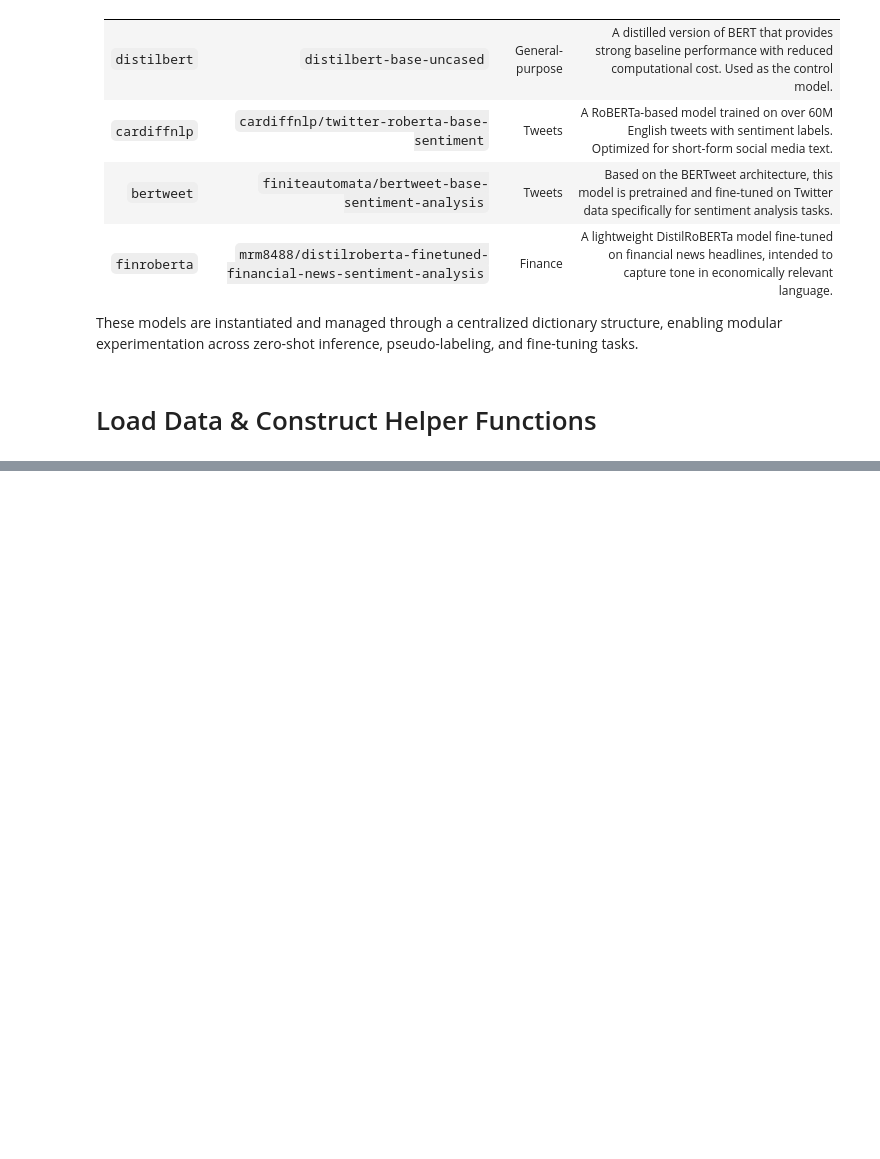
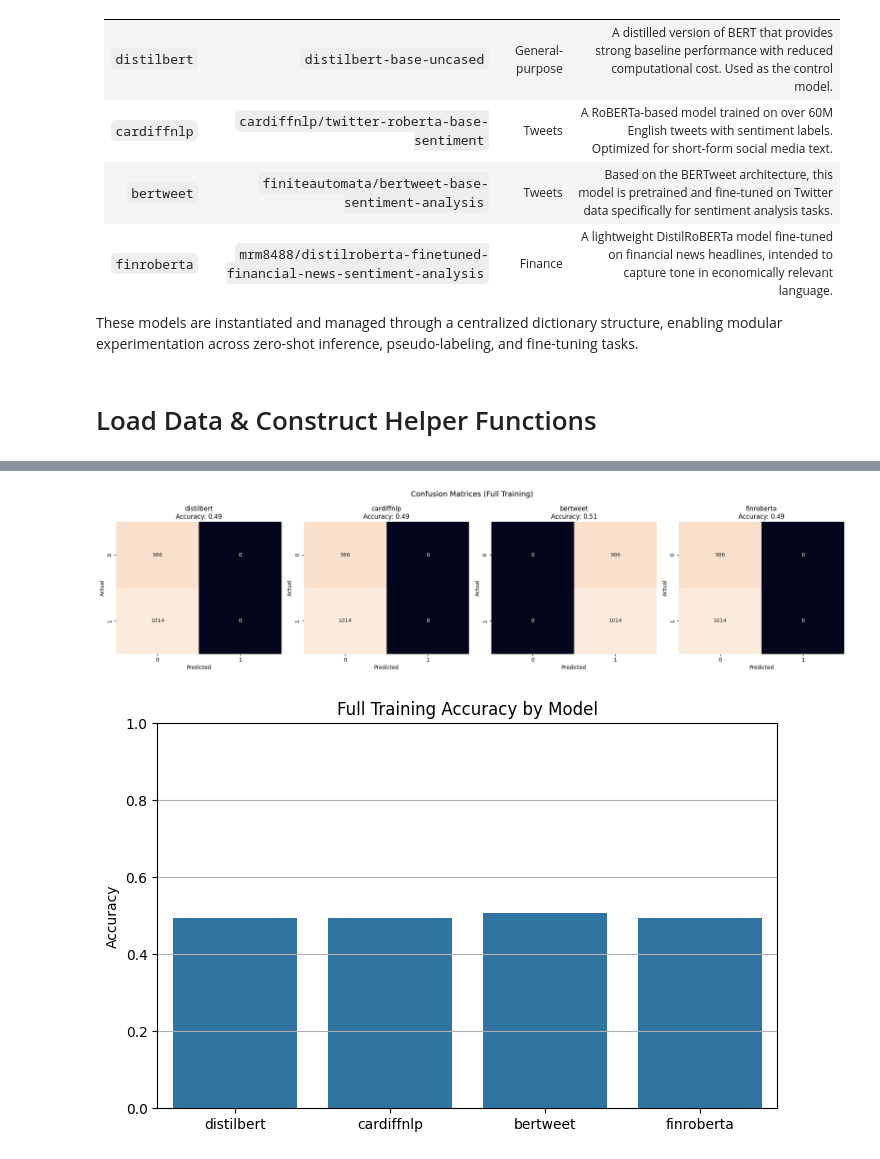
Before and after one commit to markbogorad/Fintext_NLP, a Jupyter notebook: OOTT/OOTT.ipynb, the cells around one changed output, grey strips where cells are left out. Cells and saved outputs as stored; diff of their text form; code cells hidden in the pictures; blank space fills up the shorter version.

```diff
--- a/OOTT/OOTT.ipynb
+++ b/OOTT/OOTT.ipynb
@@ -228,0 +342,70 @@ TypeError: 'NoneType' object is not callable
+# %%
+# Add temporary random binary sentiment labels (0 = negative, 1 = positive)
+# In a real application, these would be based on human or algorithmic annotation
+df["label"] = np.random.randint(0, 2, size=len(df))
+
+# Split data into train and test
+train_df, test_df = train_test_split(df, test_size=0.2, random_state=42)
+
+# Train and evaluate all models
+results = {}
+for name, meta in models.items():
+    tokenizer = meta["tokenizer"]
+    model = meta["model"]
+
+    train_ds = prepare_tf_dataset(train_df, tokenizer)
+    test_ds = prepare_tf_dataset(test_df, tokenizer)
+
+    fine_tune_few_shot(model, train_ds, epochs=5)
+
+    test_tokens = tokenizer(
+        list(test_df["content"]),
+        max_length=128,
+        padding="max_length",
+        truncation=True,
+        return_tensors="tf"
+    )
+    # GPU efficient
+    logits_list = []
+    batch_size = 64
+    for i in range(0, len(test_df), batch_size):
+        batch_texts = list(test_df["content"].iloc[i:i+batch_size])
+        batch_tokens = tokenizer(
+            batch_texts,
+            max_length=128,
+            padding="max_length",
+            truncation=True,
+            return_tensors="tf"
+        )
+        batch_logits = model(batch_tokens).logits
+        logits_list.append(batch_logits)
+
+    logits = tf.concat(logits_list, axis=0)
+
+    preds = tf.argmax(logits, axis=1).numpy()
+    y_true = test_df["label"].values
+
+    acc = accuracy_score(y_true, preds)
+    cm = confusion_matrix(y_true, preds)
+    results[name] = {"accuracy": acc, "confusion_matrix": cm}
+
+# Plot confusion matrices
+fig, axes = plt.subplots(1, len(results), figsize=(5 * len(results), 5))
+for ax, (name, res) in zip(axes, results.items()):
+    sns.heatmap(res["confusion_matrix"], annot=True, fmt="d", ax=ax, cbar=False)
+    ax.set_title(f"{name}\nAccuracy: {res['accuracy']:.2f}")
+    ax.set_xlabel("Predicted")
+    ax.set_ylabel("Actual")
+plt.suptitle("Confusion Matrices (Full Training)", fontsize=14)
+plt.tight_layout()
+plt.show()
+
+# Plot accuracy comparison
+plt.figure(figsize=(8, 5))
+sns.barplot(x=list(results.keys()), y=[res["accuracy"] for res in results.values()])
+plt.ylim(0, 1)
+plt.title("Full Training Accuracy by Model")
+plt.ylabel("Accuracy")
+plt.grid(axis='y')
+plt.show()
+# %% [output]
@@ -228,0 +429,2 @@ TypeError: 'NoneType' object is not callable
+[figure, added]
+[figure, added]
```
Also changed, not shown: parts of 20 cells of this notebook.
